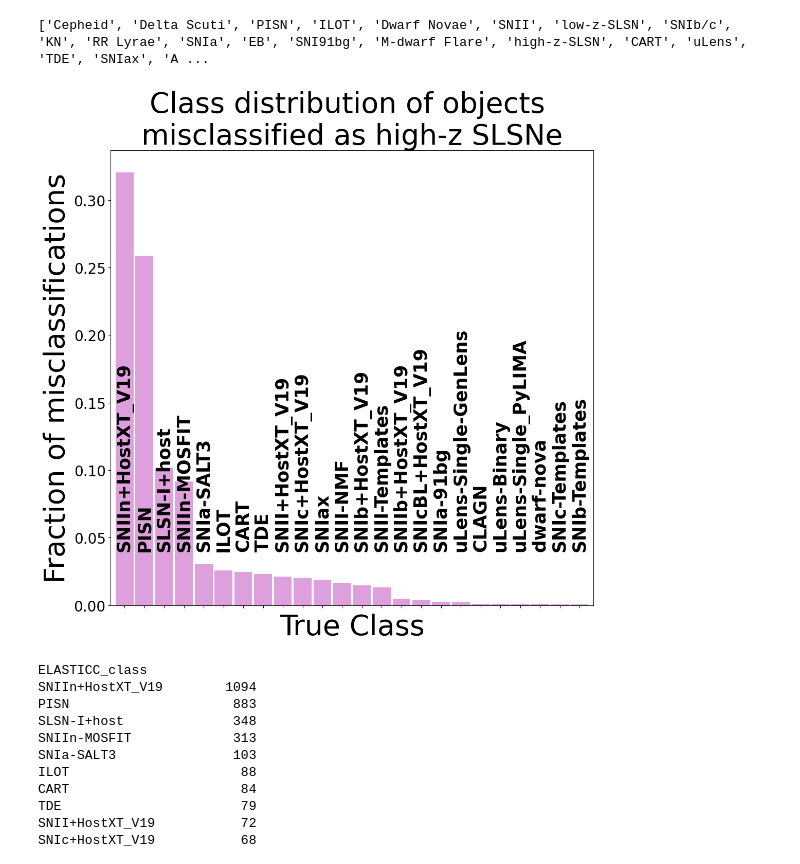
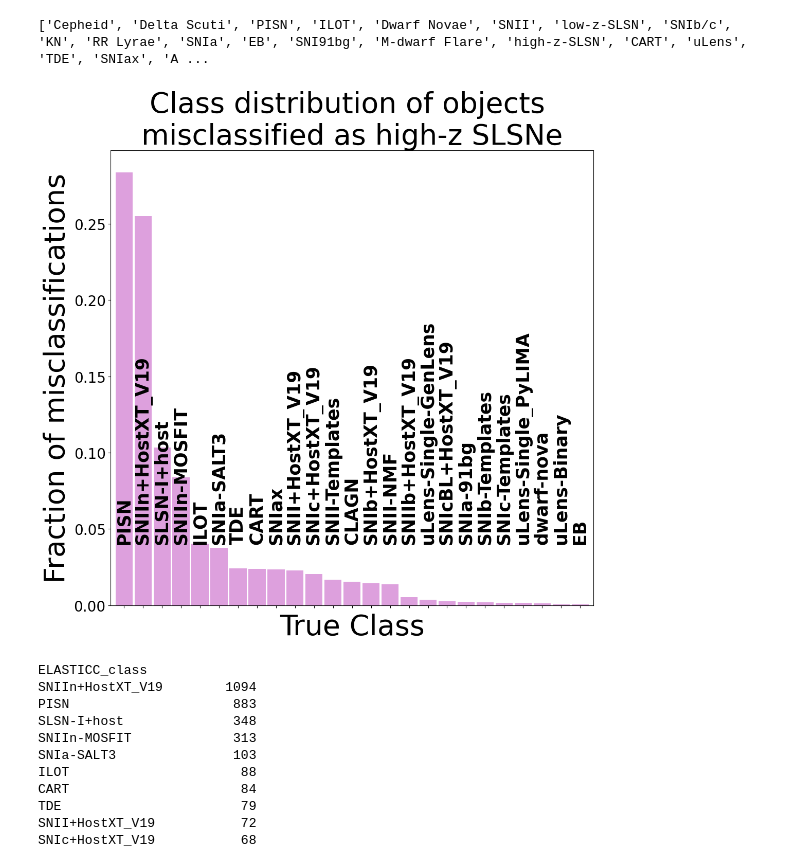
Before and after one commit to dev-ved30/Oracle, a Jupyter notebook: notebooks/SLSNe NSF Prop.ipynb, the cells around one changed output. Drawn from its saved outputs; the diff is of its cells as text; code cells hidden in the pictures.

Commit message:
Updated notebook with new figures

```diff
--- a/notebooks/SLSNe NSF Prop.ipynb
+++ b/notebooks/SLSNe NSF Prop.ipynb
@@ -423,8 +399,8 @@ len(all_classification.filter((all_classification['pred']=='high-z SLSN-I') & (a
 # %%
 ax = (
     all_classification
-    .filter((all_classification['pred'] == 'high-z SLSN-I') &
-            (all_classification['true'] != 'high-z SLSN-I'))
+    .filter((classification_64['pred'] == 'high-z SLSN-I') &
+            (classification_64['true'] != 'high-z SLSN-I'))
     .to_pandas()['true_g']
     .value_counts(normalize=True)
     .plot(
@@ -513,8 +489,8 @@ print(all_classification['true_g'].unique().to_list())
 # %%
 ax = (
     all_classification
-    .filter((all_classification['pred'] == 'high-z SLSN-I') &
-            (all_classification['true'] != 'high-z SLSN-I'))
+    .filter((classification_64['pred'] == 'high-z SLSN-I') &
+            (classification_64['true'] != 'high-z SLSN-I'))
     .to_pandas()['ELASTICC_class']
     .value_counts(normalize=True)
     .plot(
@@ -526,32 +502,32 @@ ax = (
     )
 )
 
 # Move x labels inside the bars
 for i, (label, p) in enumerate(zip(ax.get_xticklabels(), ax.patches)):
 
 
     ax.text(
         p.get_x() + p.get_width() / 2,  # horizontal center of bar
         0.04,             # vertical middle of bar
         label.get_text(),               # the actual label
         ha='center',
         va='bottom',
         rotation=90,                    # vertical for readability
         color='black',
         fontsize=25,
         fontweight='bold'
     )
 
 # Hide default x-axis tick labels
 ax.set_xticklabels([])
 ax.tick_params(axis='y', labelsize=20)
 
 ax.set_xlabel('True Class', fontsize=40)
 ax.set_ylabel('Fraction of misclassifications', fontsize=40)
 plt.title("Class distribution of objects \nmisclassified as high-z SLSNe", fontsize=40)
 
 
 plt.tight_layout()
 # %% [output]
-[figure, old version]
+[figure, new version]
 # %%
```
Also changed, not shown: parts of 8 cells of this notebook.
